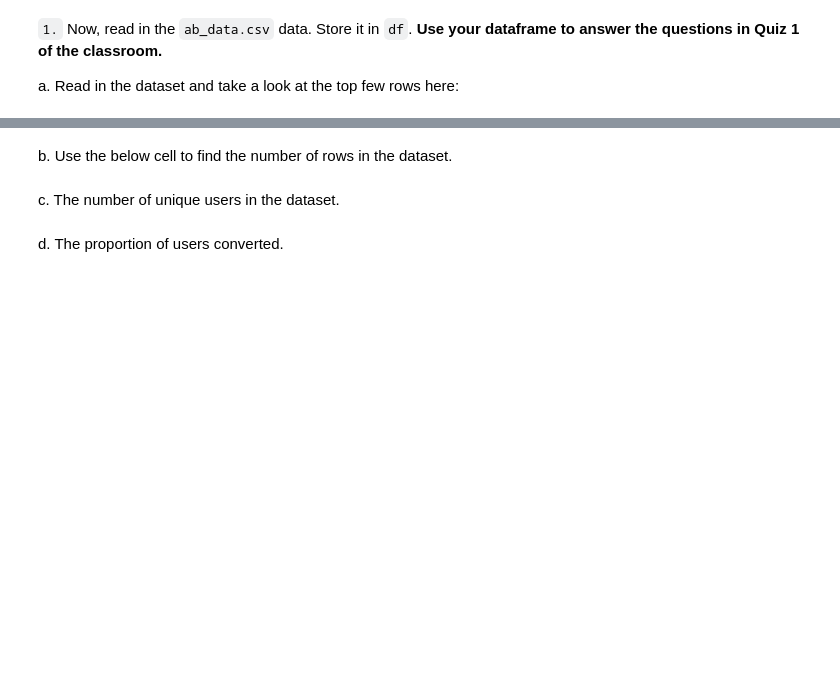
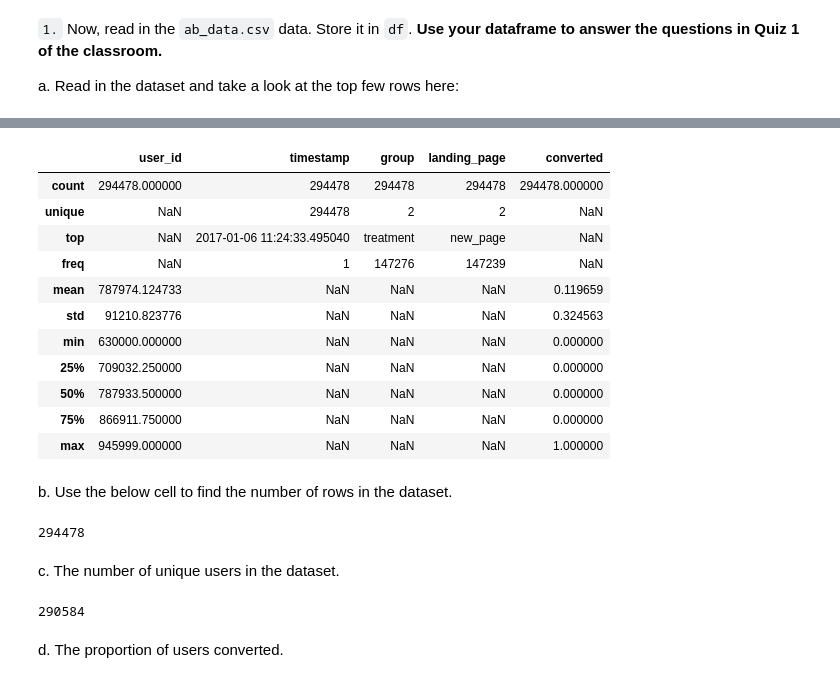
Before and after one commit to QuantificAid/analyze_ab_test_results, a Jupyter notebook: Analyze_ab_test_results_notebook.ipynb, the cells around one changed output, grey strips where cells are left out. Saved outputs shown, nothing was run; the diff lists cells and outputs as text; code cells hidden in the pictures; blank space fills up the shorter version.

```diff
--- a/Analyze_ab_test_results_notebook.ipynb
+++ b/Analyze_ab_test_results_notebook.ipynb
@@ -35,3 +35,7 @@ random.seed(42)
 `1.` Now, read in the `ab_data.csv` data. Store it in `df`.  **Use your dataframe to answer the questions in Quiz 1 of the classroom.**
 
 a. Read in the dataset and take a look at the top few rows here:
+# %%
+df = pd.read_csv('./data/ab_data.csv')
+# Looking at `head` for initial insight
+df.head()
@@ -37,0 +63,16 @@ a. Read in the dataset and take a look at the top few rows here:
+# %%
+# Looking at 'describe' to check weather or not timestamp may easily be converted
+df.describe(include='all')
+# %% [output]
+|  | user_id | timestamp | group | landing_page | converted |
+| count | 294478.000000 | 294478 | 294478 | 294478 | 294478.000000 |
+| unique | NaN | 294478 | 2 | 2 | NaN |
+| top | NaN | 2017-01-06 11:24:33.495040 | treatment | new_page | NaN |
+| freq | NaN | 1 | 147276 | 147239 | NaN |
+| mean | 787974.124733 | NaN | NaN | NaN | 0.119659 |
+| std | 91210.823776 | NaN | NaN | NaN | 0.324563 |
+| min | 630000.000000 | NaN | NaN | NaN | 0.000000 |
+| 25% | 709032.250000 | NaN | NaN | NaN | 0.000000 |
+| 50% | 787933.500000 | NaN | NaN | NaN | 0.000000 |
+| 75% | 866911.750000 | NaN | NaN | NaN | 0.000000 |
+| max | 945999.000000 | NaN | NaN | NaN | 1.000000 |
@@ -38,6 +83,16 @@ a. Read in the dataset and take a look at the top few rows here:
 # %% [markdown]
 b. Use the below cell to find the number of rows in the dataset.
+# %%
+# First component of `shape` of DataFrame is number of rows
+df.shape[0]
+# %% [output]
+294478
 # %% [markdown]
 c. The number of unique users in the dataset.
+# %%
+# 'nunique' counts unique elements of a column/Series
+df.user_id.nunique()
+# %% [output]
+290584
 # %% [markdown]
 d. The proportion of users converted.
```
Also changed, not shown: parts of 61 cells of this notebook, 23 other files.
